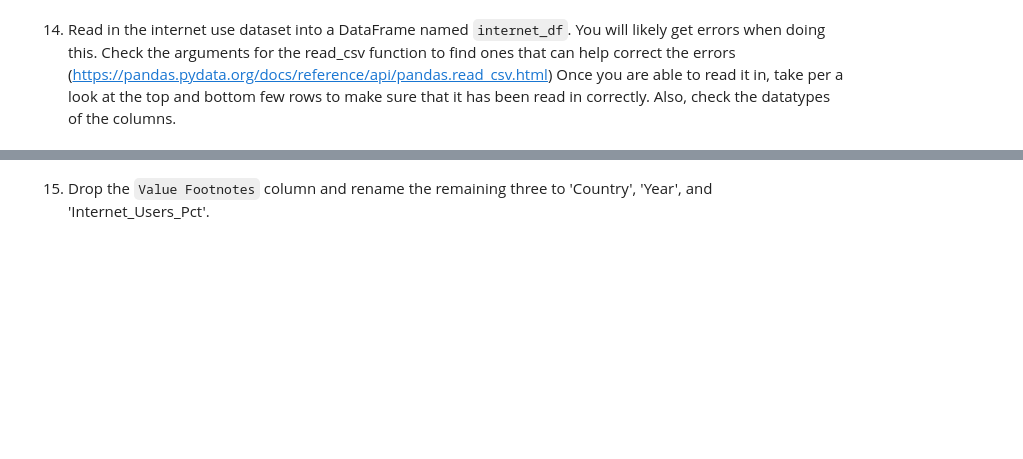
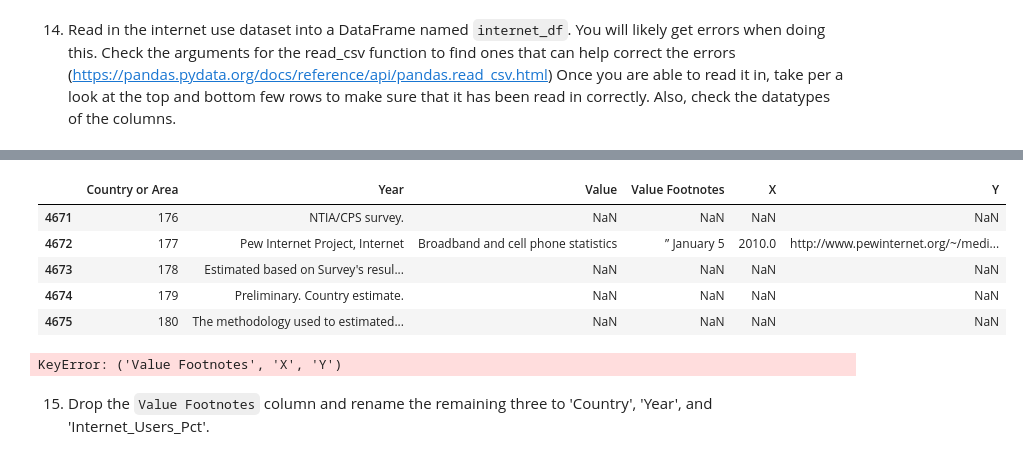
Before and after one commit to NSS-Data-Analytics-Cohort-10/gdp-and-internet-usage-marthahunter, a Jupyter notebook: notebooks/un_data_project.ipynb, the cells around one changed output, grey strips where cells are left out. Cells and saved outputs as stored; diff of their text form; code cells hidden in the pictures; blank space fills up the shorter version.

Commit message:
errors q14, errors q11, q1213 and 15-25 to go

```diff
--- a/notebooks/un_data_project.ipynb
+++ b/notebooks/un_data_project.ipynb
@@ -274,2 +280,15 @@ KeyError: 'GDP_per_capita'
+# %%
+internet_df.tail()
+# %% [output]
+|  | Country or Area | Year | Value | Value Footnotes | X | Y |
+| 4671 | 176 | NTIA/CPS survey. | NaN | NaN | NaN | NaN |
+| 4672 | 177 | Pew Internet Project, Internet | Broadband and cell phone statistics | ” January 5 | 2010.0 | http://www.pewinternet.org/~/medi... |
+| 4673 | 178 | Estimated based on Survey's resul... | NaN | NaN | NaN | NaN |
+| 4674 | 179 | Preliminary. Country estimate. | NaN | NaN | NaN | NaN |
+| 4675 | 180 | The methodology used to estimated... | NaN | NaN | NaN | NaN |
+# %%
+del gdp_df[('Value Footnotes', 'X', 'Y')]
+# %% [output]
+KeyError: ('Value Footnotes', 'X', 'Y')
 # %% [markdown]
 15. Drop the `Value Footnotes` column and rename the remaining three to 'Country', 'Year', and 'Internet_Users_Pct'.
```
Also changed, not shown: parts of 18 cells of this notebook.
